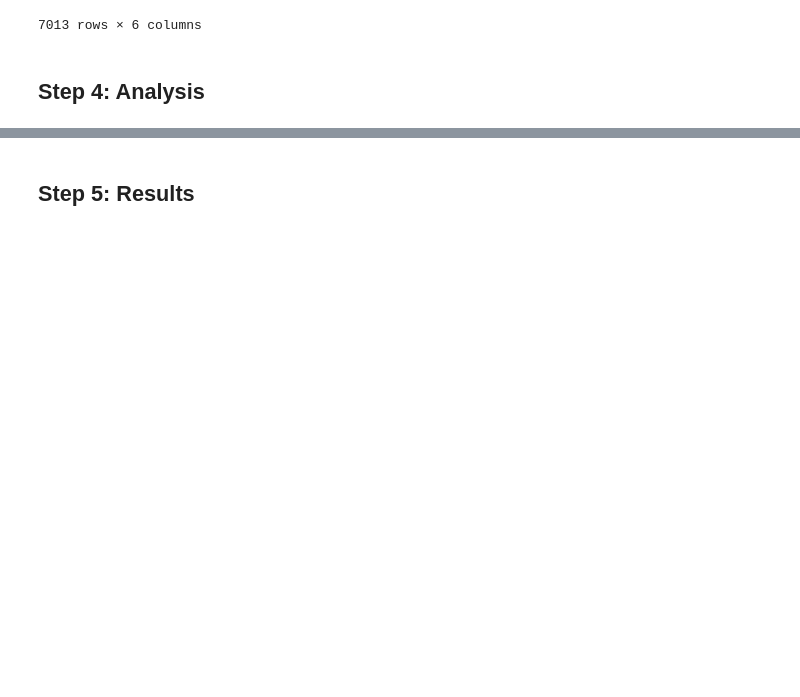
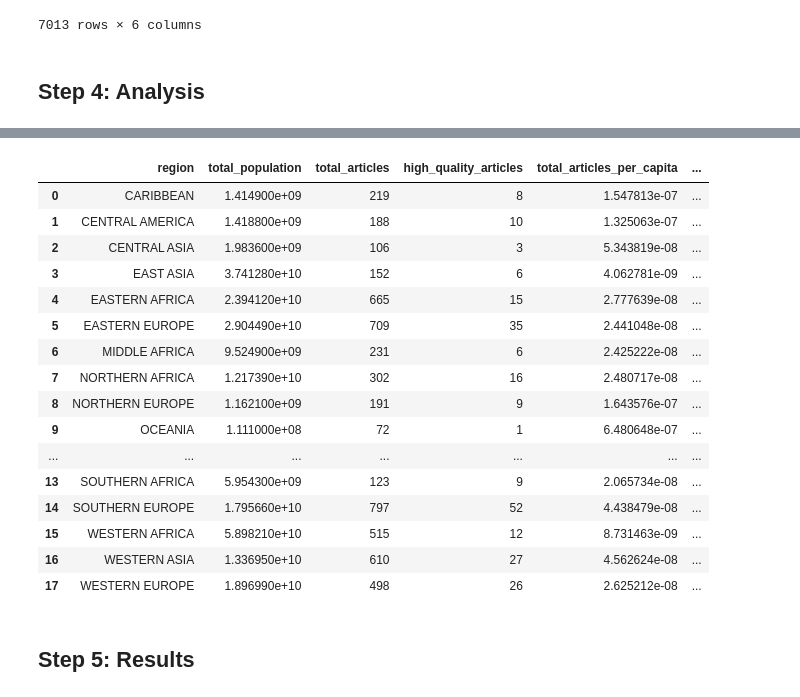
Before and after one commit to salelbakri/data-512-homework_2, a Jupyter notebook: HW2_code.ipynb, the cells around one changed output, grey strips where cells are left out. Saved outputs shown, nothing was run; the diff lists cells and outputs as text; code cells hidden in the pictures; blank space fills up the shorter version.

```diff
--- a/HW2_code.ipynb
+++ b/HW2_code.ipynb
@@ -497,2 +481,43 @@ See the caveats in the documentation: https://pandas.pydata.org/pandas-docs/stab
+# %%
+# Group by region to calculate the sums for each region
+# Sum population, total articles, and high-quality articles for each region
+regional_df = final_df.groupby(['region'], as_index=False).agg(
+    total_population=('population', 'sum'),
+    total_articles=('article_title', 'count'),
+    high_quality_articles=('is_high_quality', 'sum')
+)
+
+# Calculate total articles per capita (per person) for each region
+regional_df['total_articles_per_capita'] = regional_df['total_articles'] / regional_df['total_population']
+
+# Calculate high-quality articles per capita (per person) for each region
+regional_df['high_quality_articles_per_capita'] = regional_df['high_quality_articles'] / regional_df['total_population']
+
+# Remove NaN and Inf
+regional_df.replace([np.inf, -np.inf], np.nan, inplace=True)
+
+# Drop rows where 'total_articles_per_capita' or 'high_quality_articles_per_capita' are NaN
+regional_df.dropna(subset=['total_articles_per_capita', 'high_quality_articles_per_capita'], inplace=True)
+
+# View the cleaned DataFrame
+regional_df
+# %% [output]
+|  | region | total_population | total_articles | high_quality_articles | total_articles_per_capita | ... |
+| 0 | CARIBBEAN | 1.414900e+09 | 219 | 8 | 1.547813e-07 | ... |
+| 1 | CENTRAL AMERICA | 1.418800e+09 | 188 | 10 | 1.325063e-07 | ... |
+| 2 | CENTRAL ASIA | 1.983600e+09 | 106 | 3 | 5.343819e-08 | ... |
+| 3 | EAST ASIA | 3.741280e+10 | 152 | 6 | 4.062781e-09 | ... |
+| 4 | EASTERN AFRICA | 2.394120e+10 | 665 | 15 | 2.777639e-08 | ... |
+| 5 | EASTERN EUROPE | 2.904490e+10 | 709 | 35 | 2.441048e-08 | ... |
+| 6 | MIDDLE AFRICA | 9.524900e+09 | 231 | 6 | 2.425222e-08 | ... |
+| 7 | NORTHERN AFRICA | 1.217390e+10 | 302 | 16 | 2.480717e-08 | ... |
+| 8 | NORTHERN EUROPE | 1.162100e+09 | 191 | 9 | 1.643576e-07 | ... |
+| 9 | OCEANIA | 1.111000e+08 | 72 | 1 | 6.480648e-07 | ... |
+| ... | ... | ... | ... | ... | ... | ... |
+| 13 | SOUTHERN AFRICA | 5.954300e+09 | 123 | 9 | 2.065734e-08 | ... |
+| 14 | SOUTHERN EUROPE | 1.795660e+10 | 797 | 52 | 4.438479e-08 | ... |
+| 15 | WESTERN AFRICA | 5.898210e+10 | 515 | 12 | 8.731463e-09 | ... |
+| 16 | WESTERN ASIA | 1.336950e+10 | 610 | 27 | 4.562624e-08 | ... |
+| 17 | WESTERN EUROPE | 1.896990e+10 | 498 | 26 | 2.625212e-08 | ... |
 # %% [markdown]
 ## Step 5: Results
```
Also changed, not shown: parts of 20 cells of this notebook, 2 other files.
